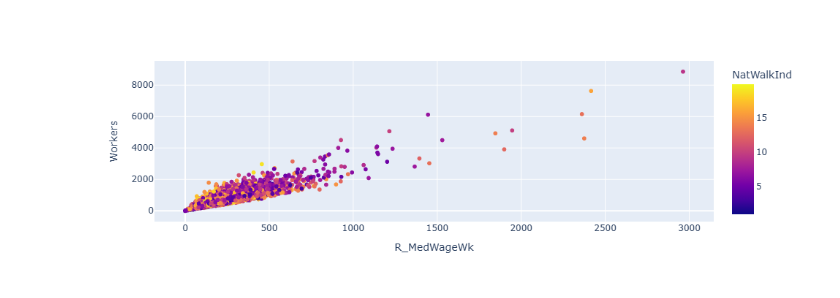
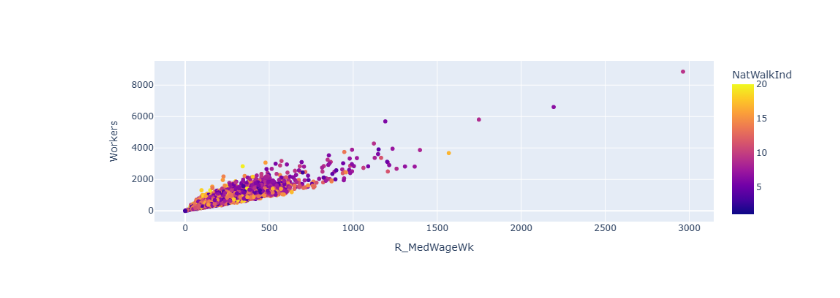
Before and after one commit to TTomter/data-projects, a Jupyter notebook: Data_160_Lab_13/Test_Notebook.ipynb, the cells around one changed output. Cells and saved outputs as stored; diff of their text form; code cells hidden in the pictures.

```diff
--- a/Data_160_Lab_13/Test_Notebook.ipynb
+++ b/Data_160_Lab_13/Test_Notebook.ipynb
@@ -22,4 +6,4 @@ pd.to_csv()
 # %%
-px.scatter(walk_Data.sample(10000),y='Workers', x='R_MedWageWk', color='NatWalkInd')
+px.scatter(walk_Data,y='Workers', x='R_MedWageWk', color='NatWalkInd')
 # %% [output]
-[figure, old version]
+[figure, new version]
```
Also changed, not shown: parts of 1 cell of this notebook.
